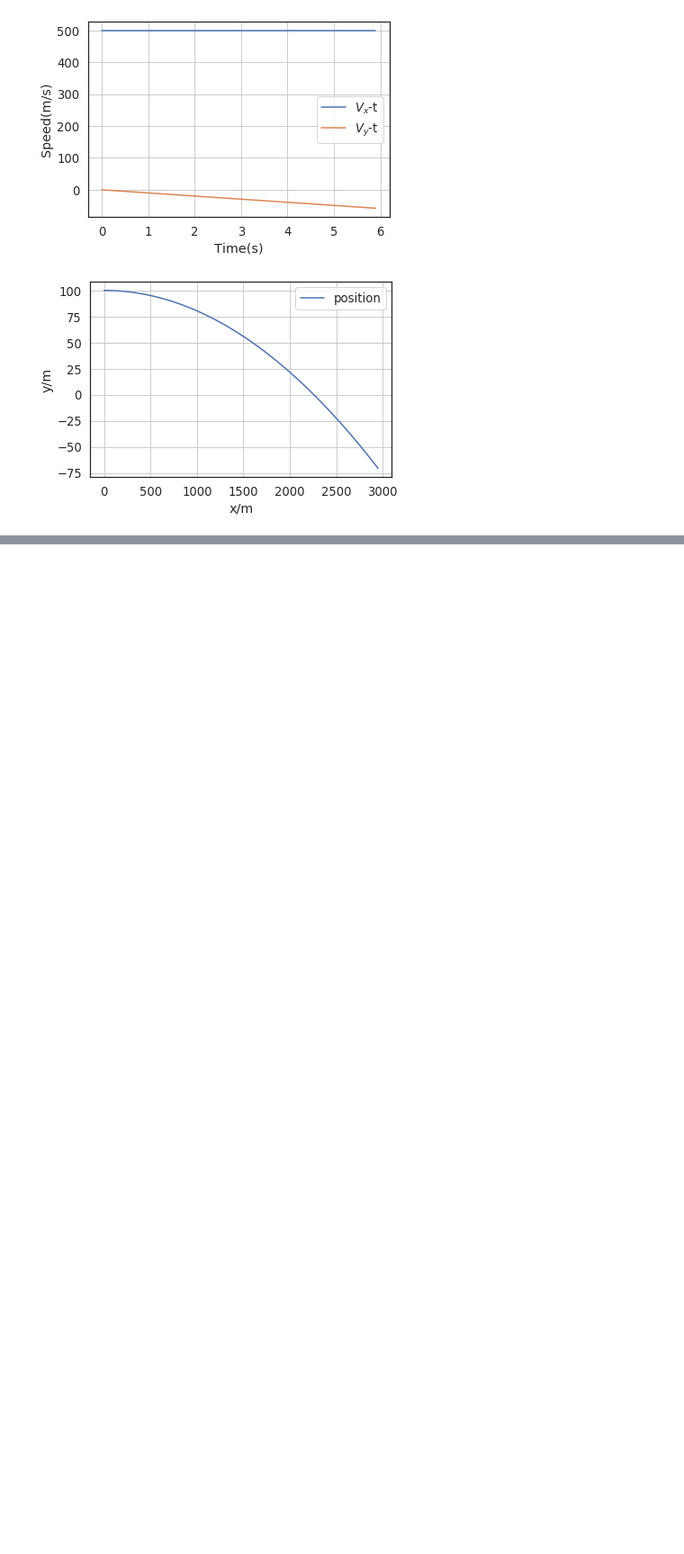
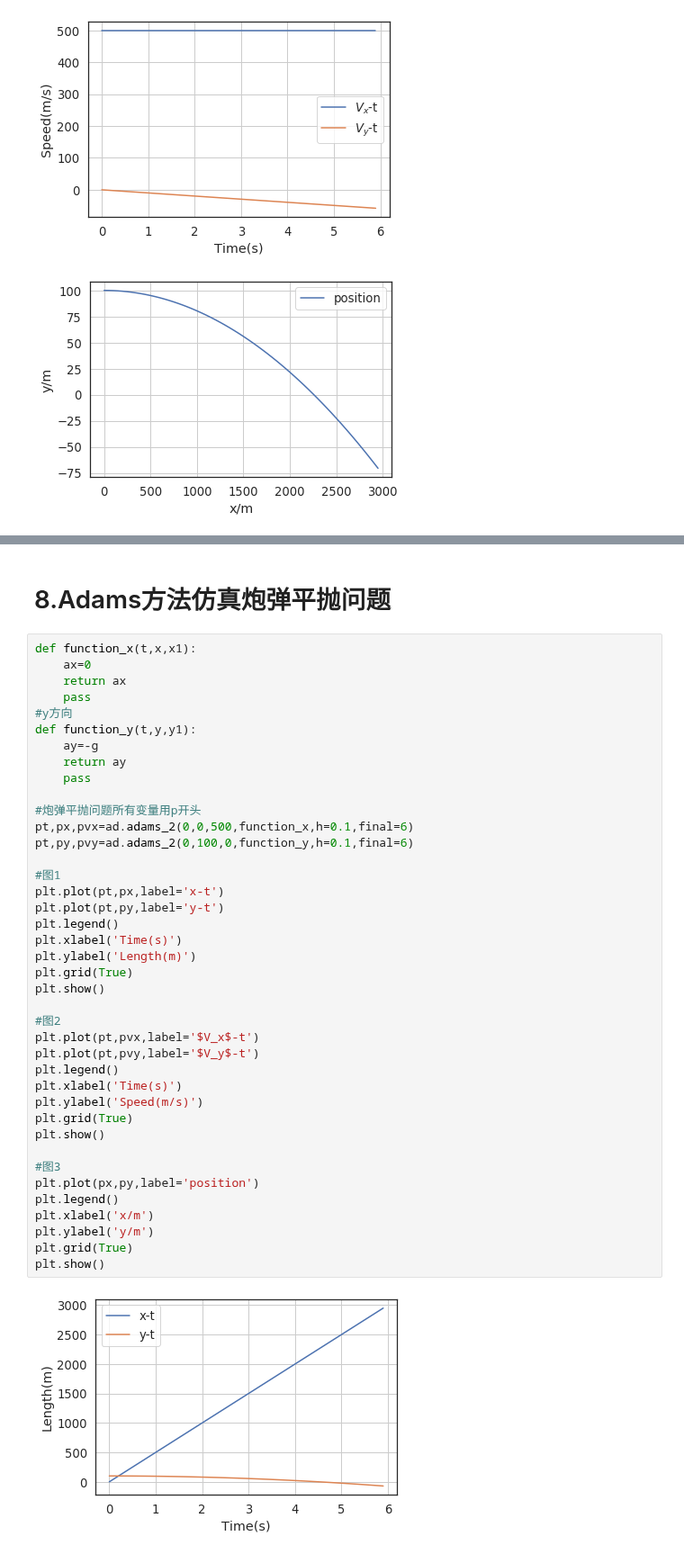
Before and after one commit to cherose2004/learning, a Jupyter notebook: project/Flight Simulation/Ch2/OTM.ipynb, the cells around one changed output, grey strips where cells are left out. Shown at 90% size. Saved outputs shown, nothing was run; the diff lists cells and outputs as text; blank space fills up the shorter version.

```diff
--- a/project/Flight Simulation/Ch2/OTM.ipynb
+++ b/project/Flight Simulation/Ch2/OTM.ipynb
@@ -196,0 +228,44 @@ plt.show()
+# %% [markdown]
+# 8.Adams方法仿真炮弹平抛问题
+# %%
+def function_x(t,x,x1):
+    ax=0
+    return ax
+    pass
+#y方向
+def function_y(t,y,y1):
+    ay=-g
+    return ay
+    pass
+
+#炮弹平抛问题所有变量用p开头
+pt,px,pvx=ad.adams_2(0,0,500,function_x,h=0.1,final=6)
+pt,py,pvy=ad.adams_2(0,100,0,function_y,h=0.1,final=6)
+
+#图1
+plt.plot(pt,px,label='x-t')
+plt.plot(pt,py,label='y-t')
+plt.legend()
+plt.xlabel('Time(s)')
+plt.ylabel('Length(m)')
+plt.grid(True)
+plt.show()
+
+#图2
+plt.plot(pt,pvx,label='$V_x$-t')
+plt.plot(pt,pvy,label='$V_y$-t')
+plt.legend()
+plt.xlabel('Time(s)')
+plt.ylabel('Speed(m/s)')
+plt.grid(True)
+plt.show()
+
+#图3
+plt.plot(px,py,label='position')
+plt.legend()
+plt.xlabel('x/m')
+plt.ylabel('y/m')
+plt.grid(True)
+plt.show()
+# %% [output]
+[figure, added]
```
Also changed, not shown: parts of 3 cells of this notebook, 2 other files.
